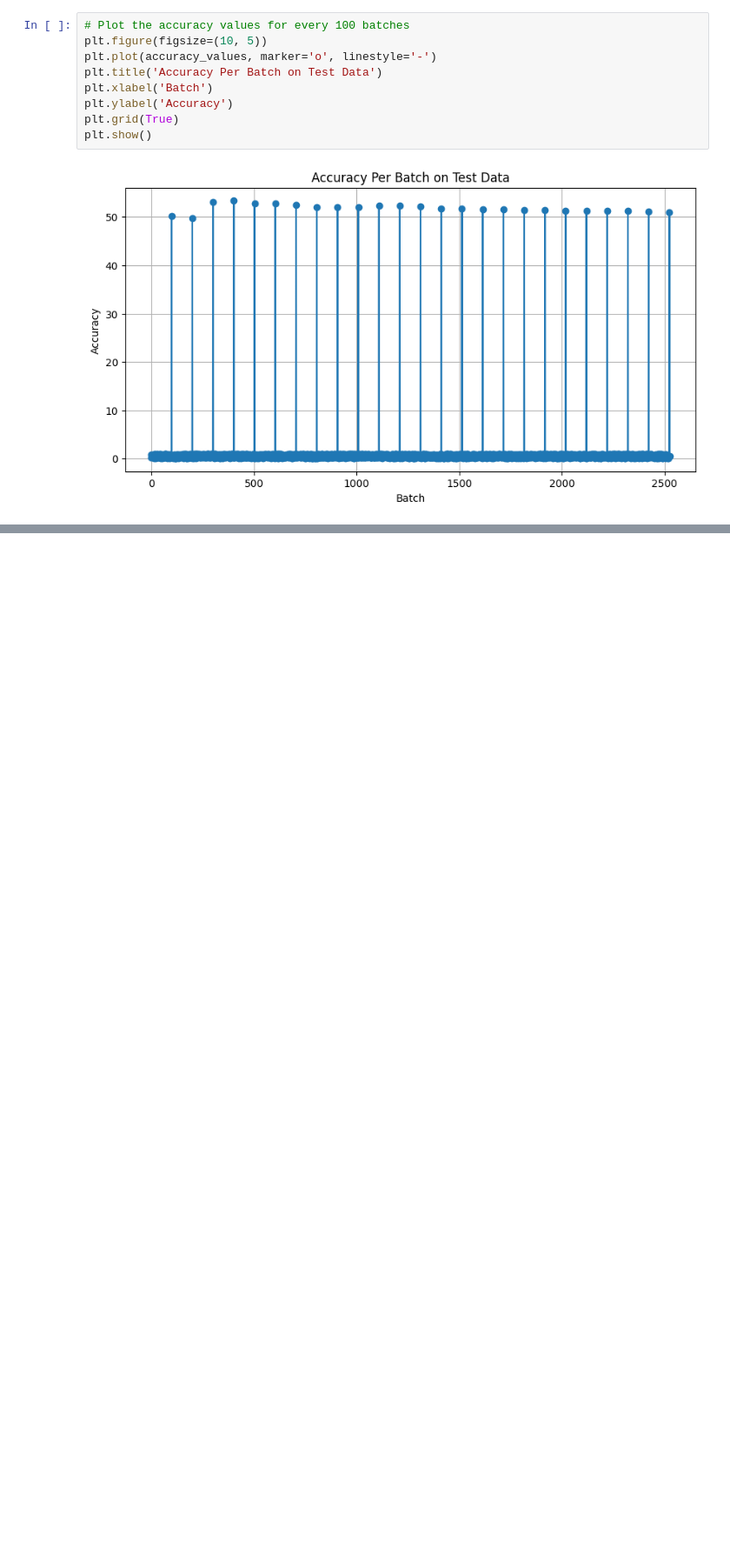
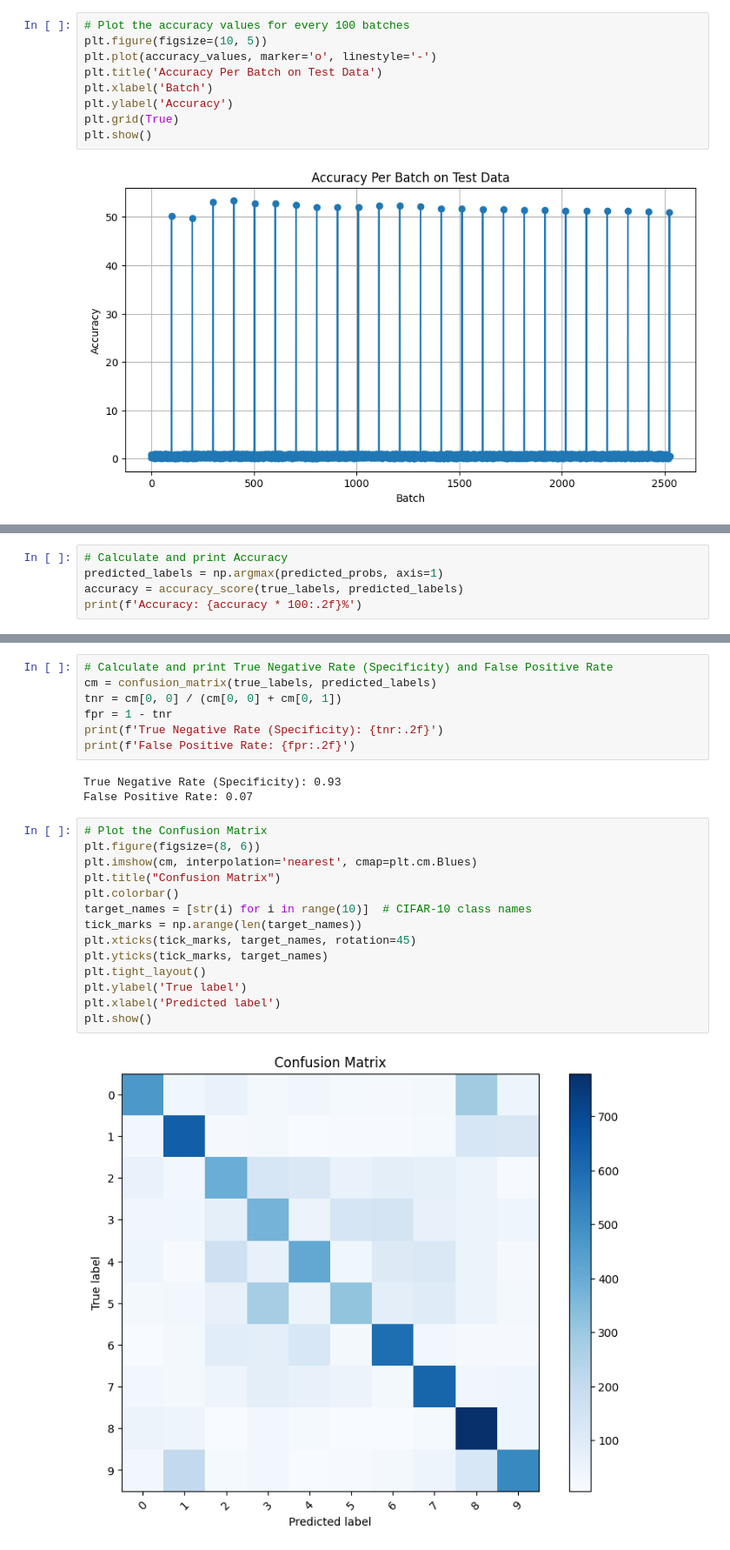
Before and after one commit to ancilcleetus/Foundations-of-Deep-Learning, a Jupyter notebook: 02-Convolutional-Neural-Networks/01_SimpleNN_pytorch.ipynb, the cells around one changed output, grey strips where cells are left out. Shown at 87% size. Drawn from its saved outputs; the diff is of its cells as text; blank space fills up the shorter version.

Commit message:
Added CIFAR10 Classification Metrics & Plots

```diff
--- a/02-Convolutional-Neural-Networks/01_SimpleNN_pytorch.ipynb
+++ b/02-Convolutional-Neural-Networks/01_SimpleNN_pytorch.ipynb
@@ -207,0 +233,5 @@ plt.show()
+# %%
+# Calculate and print Accuracy
+predicted_labels = np.argmax(predicted_probs, axis=1)
+accuracy = accuracy_score(true_labels, predicted_labels)
+print(f'Accuracy: {accuracy * 100:.2f}%')
@@ -207,0 +252,26 @@ plt.show()
+# %%
+# Calculate and print True Negative Rate (Specificity) and False Positive Rate
+cm = confusion_matrix(true_labels, predicted_labels)
+tnr = cm[0, 0] / (cm[0, 0] + cm[0, 1])
+fpr = 1 - tnr
+print(f'True Negative Rate (Specificity): {tnr:.2f}')
+print(f'False Positive Rate: {fpr:.2f}')
+# %% [output]
+True Negative Rate (Specificity): 0.93
+False Positive Rate: 0.07
+# %%
+# Plot the Confusion Matrix
+plt.figure(figsize=(8, 6))
+plt.imshow(cm, interpolation='nearest', cmap=plt.cm.Blues)
+plt.title("Confusion Matrix")
+plt.colorbar()
+target_names = [str(i) for i in range(10)]  # CIFAR-10 class names
+tick_marks = np.arange(len(target_names))
+plt.xticks(tick_marks, target_names, rotation=45)
+plt.yticks(tick_marks, target_names)
+plt.tight_layout()
+plt.ylabel('True label')
+plt.xlabel('Predicted label')
+plt.show()
+# %% [output]
+[figure, added]
```
Also changed, not shown: parts of 8 cells of this notebook.
